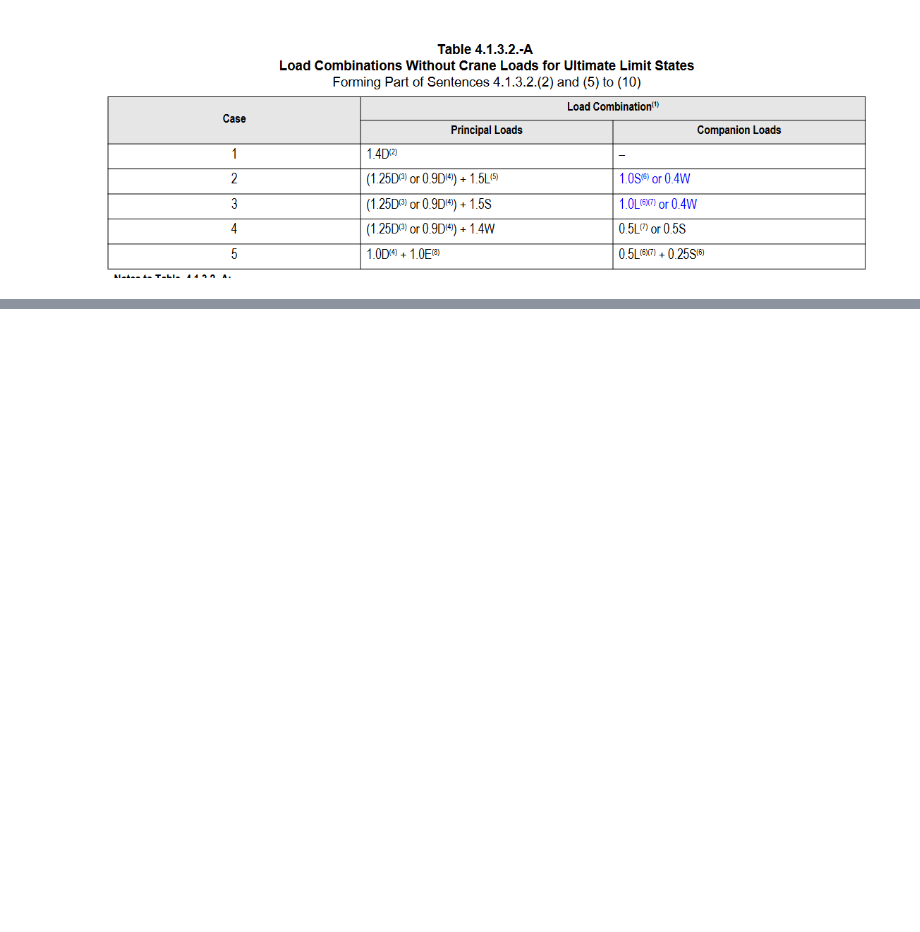
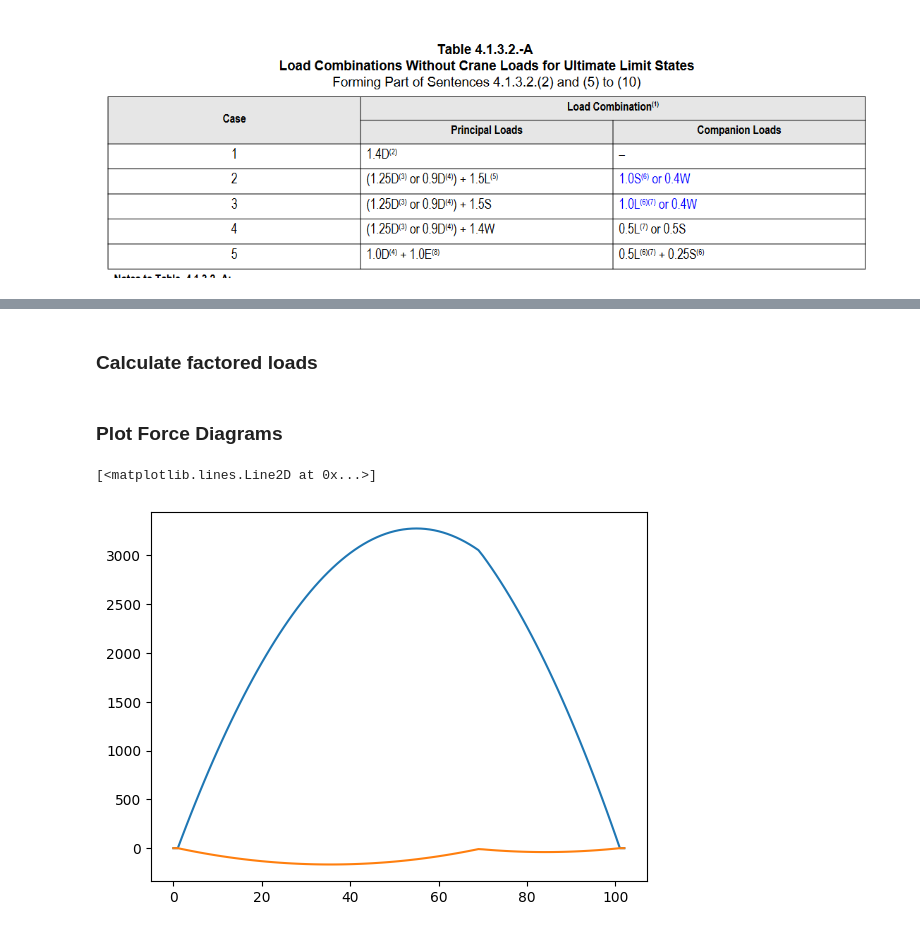
Before and after one commit to StructuralPythonVideos/01_LoadFactors, a Jupyter notebook: loads.ipynb, the cells around one changed output, grey strips where cells are left out. Saved outputs shown, nothing was run; the diff lists cells and outputs as text; code cells hidden in the pictures; blank space fills up the shorter version.

Commit message:
Add full nbcc combos to notebook, add practical example at end of notebook

```diff
--- a/loads.ipynb
+++ b/loads.ipynb
@@ -603,0 +623,10 @@ max_fl=10.45, governing=1
+# %%
+beam_results = {}
+for load_type in w._fields: # load_type = D, L, S, etc.
+    w_span = [1, 1, getattr(w, load_type), 0, 0]
+    pl_span = [1, 2, getattr(p, load_type), a, 0]
+    load_matrix = [w_span, pl_span]
+
+    beam = cba.BeamAnalysis([L], [EI], r, load_matrix)
+    beam.analyze()
+    beam_results.update({load_type: beam.beam_results})
@@ -603,0 +651,8 @@ max_fl=10.45, governing=1
+# %%
+moment_results = Load(*[
+    [beam_results["D"].results.M],
+    [beam_results['L'].results.M],
+    [beam_results['S'].results.M],
+    [beam_results['W'].results.M],
+    [beam_results['E'].results.M],
+])
@@ -603,0 +667,24 @@ max_fl=10.45, governing=1
+# %% [markdown]
+### Calculate factored loads
+# %%
+m_max = factored_max(np.array(moment_results), nbcc_full)
+m_min = factored_min(np.array(moment_results), nbcc_full)
+
+v_max = factored_max(np.array(shear_results), nbcc_full)
+v_min = factored_min(np.array(shear_results), nbcc_full)
+
+r0_max = factored_max(np.array(r0_results), nbcc_full)
+r0_min = factored_min(np.array(r0_results), nbcc_full)
+
+r1_max = factored_max(np.array(r0_results), nbcc_full)
+r1_min = factored_min(np.array(r0_results), nbcc_full)
+# %% [markdown]
+### Plot Force Diagrams
+# %%
+import matplotlib.pyplot as plt
+fig, ax = plt.subplots()
+ax.plot(m_max)
+ax.plot(m_min)
+# %% [output]
+[<matplotlib.lines.Line2D at 0x...>]
+[figure, added]
```
Also changed, not shown: parts of 10 cells of this notebook, 1 other file.
